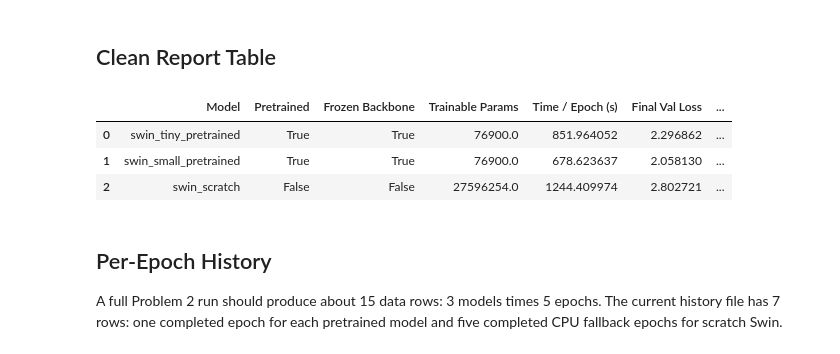
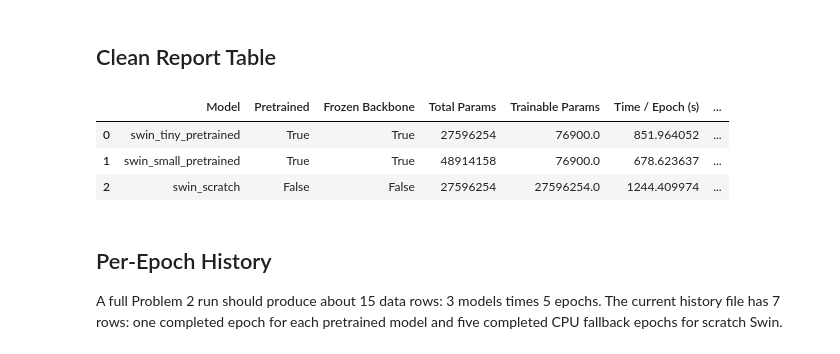
Before and after one commit to gfeliu-rgb/ECGR-4106-HW5, a Jupyter notebook: Homework5_Problem2_Swin_Finetuning.ipynb, the cells around one changed output. Drawn from its saved outputs; the diff is of its cells as text; code cells hidden in the pictures.

```diff
--- a/Homework5_Problem2_Swin_Finetuning.ipynb
+++ b/Homework5_Problem2_Swin_Finetuning.ipynb
@@ -46,17 +46,17 @@ summary_df
 ## Clean Report Table
 # %%
 report_cols = [
-    'model_name', 'pretrained', 'frozen_backbone', 'parameter_count',
+    'model_name', 'pretrained', 'frozen_backbone', 'total_parameter_count', 'parameter_count',
     'train_time_per_epoch_sec', 'final_val_loss', 'test_accuracy_pct', 'notes'
 ]
 report_df = summary_df[report_cols].copy()
-report_df.columns = ['Model', 'Pretrained', 'Frozen Backbone', 'Trainable Params', 'Time / Epoch (s)', 'Final Val Loss', 'Test Accuracy (%)', 'Status']
+report_df.columns = ['Model', 'Pretrained', 'Frozen Backbone', 'Total Params', 'Trainable Params', 'Time / Epoch (s)', 'Final Val Loss', 'Test Accuracy (%)', 'Status']
 report_df
 # %% [output]
-|  | Model | Pretrained | Frozen Backbone | Trainable Params | Time / Epoch (s) | Final Val Loss | ... |
-| 0 | swin_tiny_pretrained | True | True | 76900.0 | 851.964052 | 2.296862 | ... |
-| 1 | swin_small_pretrained | True | True | 76900.0 | 678.623637 | 2.058130 | ... |
-| 2 | swin_scratch | False | False | 27596254.0 | 1244.409974 | 2.802721 | ... |
+|  | Model | Pretrained | Frozen Backbone | Total Params | Trainable Params | Time / Epoch (s) | ... |
+| 0 | swin_tiny_pretrained | True | True | 27596254 | 76900.0 | 851.964052 | ... |
+| 1 | swin_small_pretrained | True | True | 48914158 | 76900.0 | 678.623637 | ... |
+| 2 | swin_scratch | False | False | 27596254 | 27596254.0 | 1244.409974 | ... |
 # %% [markdown]
 ## Per-Epoch History
 
```
Also changed, not shown: parts of 1 cell of this notebook, 6 other files.
